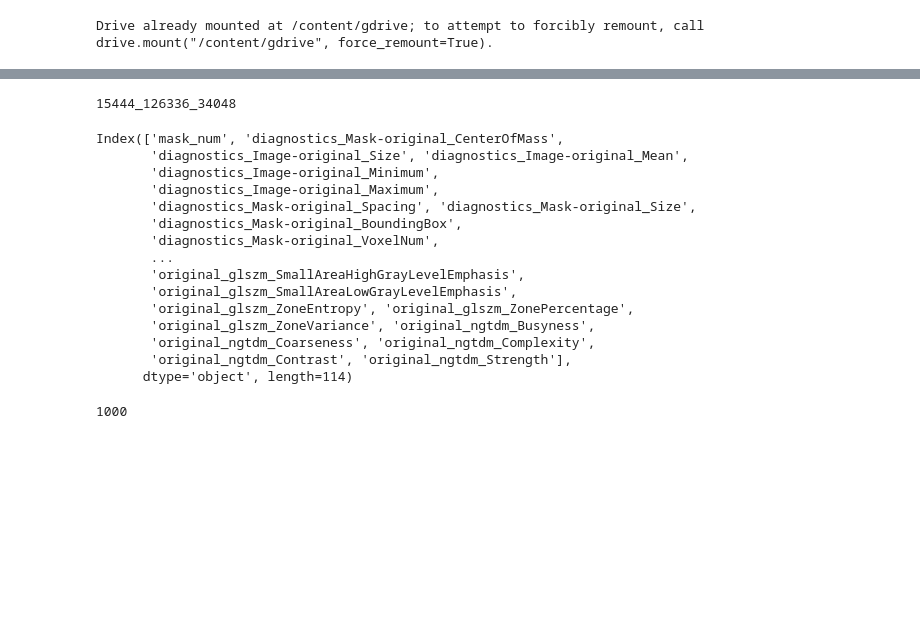
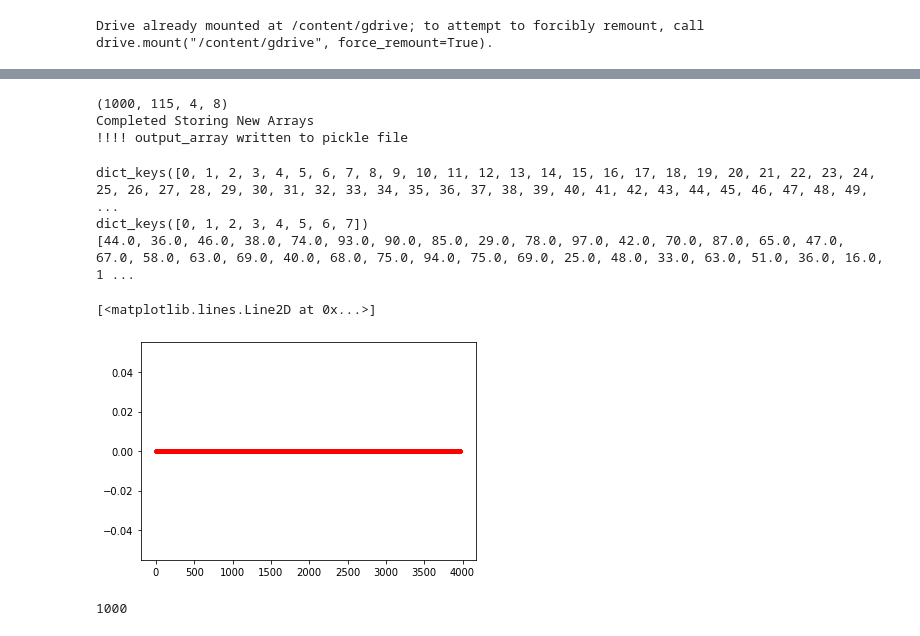
Before and after one commit to tinahuang222/NucleiSegmentation, a Jupyter notebook: PREPROCESSING/Aggregate_Features.ipynb, the cells around one changed output, grey strips where cells are left out. Saved outputs shown, nothing was run; the diff lists cells and outputs as text; code cells hidden in the pictures; blank space fills up the shorter version.

Commit message:
Reformatted to match new statistics (pandas describe, 8 total). Output set over all initial data written out. Additional statistics from pandas to be added.

```diff
--- a/PREPROCESSING/Aggregate_Features.ipynb
+++ b/PREPROCESSING/Aggregate_Features.ipynb
@@ -282,6 +276,8 @@ else:
     max_masks = 1000
     num_metrics = 8 #output of describe()
     output_array = np.zeros((1000,115,4,num_metrics))
+
+    tnames = [] #store initial metric names for column building later
 
 
     #order is file, t metric, # rows for each mask id
@@ -331,6 +327,7 @@ else:
             else:
                 #find quadrant and average/description data
                 quad_avg=[]
+                tnames.append(kk) #store tmetrics that did not have tuples
 
                 for ii in range(0,4):
                     #for every quadrant, go through every item of the array
@@ -360,6 +357,7 @@ else:
 
         with open(pickle_output_file, 'wb') as f:
             pickle.dump(output_array,f)
+        print('!!!! output_array written to pickle file')
     #quadrant_file[fname]
 # %% [output]
 Now Processing File #  0
@@ -390,26 +374,52 @@ array([[ 44.        ,  75.43181818,  42.67312085,   2.        ,
-# %%
-klist = list(cdata.keys())
-print(klist[0])
-a=pd.DataFrame.from_dict(cdata, orient='index')
-b = pd.DataFrame(cdata[klist[0]])
-b.keys()
-# %% [output]
-15444_126336_34048
-Index(['mask_num', 'diagnostics_Mask-original_CenterOfMass',
-       'diagnostics_Image-original_Size', 'diagnostics_Image-original_Mean',
-       'diagnostics_Image-original_Minimum',
-       'diagnostics_Image-original_Maximum',
-       'diagnostics_Mask-original_Spacing', 'diagnostics_Mask-original_Size',
-       'diagnostics_Mask-original_BoundingBox',
-       'diagnostics_Mask-original_VoxelNum',
-       ...
-       'original_glszm_SmallAreaHighGrayLevelEmphasis',
-       'original_glszm_SmallAreaLowGrayLevelEmphasis',
-       'original_glszm_ZoneEntropy', 'original_glszm_ZonePercentage',
-       'original_glszm_ZoneVariance', 'original_ngtdm_Busyness',
-       'original_ngtdm_Coarseness', 'original_ngtdm_Complexity',
-       'original_ngtdm_Contrast', 'original_ngtdm_Strength'],
-      dtype='object', length=114)
+# %%
+'''
+Build vector from four quadrants of data for each metric type
+'''
+print(np.shape(output_array))
+output_array[0][:][0]
+
+#create output storage
+#it will be number of original metrics * 8 DF metrics/original * #files*4Quadrantvalues
+#full_output_array = np.zeros((115,8,4,1000)) #  1000,115,4,num_metrics))
+output_data = {}
+
+
+#for every tina metric, there are 8 describe metrics. Each of these will have
+#4 quadrants of single values per each file
+for kcount,kk in enumerate(sub_key_list):
+    output_data[kcount] ={}
+    for dfmetric in range(0,8): #or number of dataframe metrics
+        output_data[kcount][dfmetric] =[]
+        for fcount, fname in enumerate(file_list): #image_name:
+            for quadrant in range(0,4):
+                #every quadrant will have the describe() # of outputs (8)
+                output_data[kcount][dfmetric].append(output_array[fcount][kcount][quadrant][dfmetric])
+
+print('Completed Storing New Arrays')
+
+#save pickle file output
+
+with open(pickle_full_statistics_file, 'wb') as f:
+    pickle.dump([output_data,sub_key_list],f)
+print('!!!! output_array written to pickle file')
+# %% [output]
+(1000, 115, 4, 8)
+Completed Storing New Arrays
+!!!! output_array written to pickle file
+# %%
+print(output_data.keys())
+print(output_data[0].keys())
+print(output_data[0][0])
+
+d = output_data[1][0]
+plt.figure()
+plt.plot(d,'r.-')
+# %% [output]
+dict_keys([0, 1, 2, 3, 4, 5, 6, 7, 8, 9, 10, 11, 12, 13, 14, 15, 16, 17, 18, 19, 20, 21, 22, 23, 24, 25, 26, 27, 28, 29, 30, 31, 32, 33, 34, 35, 36, 37, 38, 39, 40, 41, 42, 43, 44, 45, 46, 47, 48, 49, ...
+dict_keys([0, 1, 2, 3, 4, 5, 6, 7])
+[44.0, 36.0, 46.0, 38.0, 74.0, 93.0, 90.0, 85.0, 29.0, 78.0, 97.0, 42.0, 70.0, 87.0, 65.0, 47.0, 67.0, 58.0, 63.0, 69.0, 40.0, 68.0, 75.0, 94.0, 75.0, 69.0, 25.0, 48.0, 33.0, 63.0, 51.0, 36.0, 16.0, 1 ...
+[<matplotlib.lines.Line2D at 0x...>]
+[figure, added]
 # %%
 '''
 Put Quadrant data into one array
```
Also changed, not shown: parts of 5 cells of this notebook.
